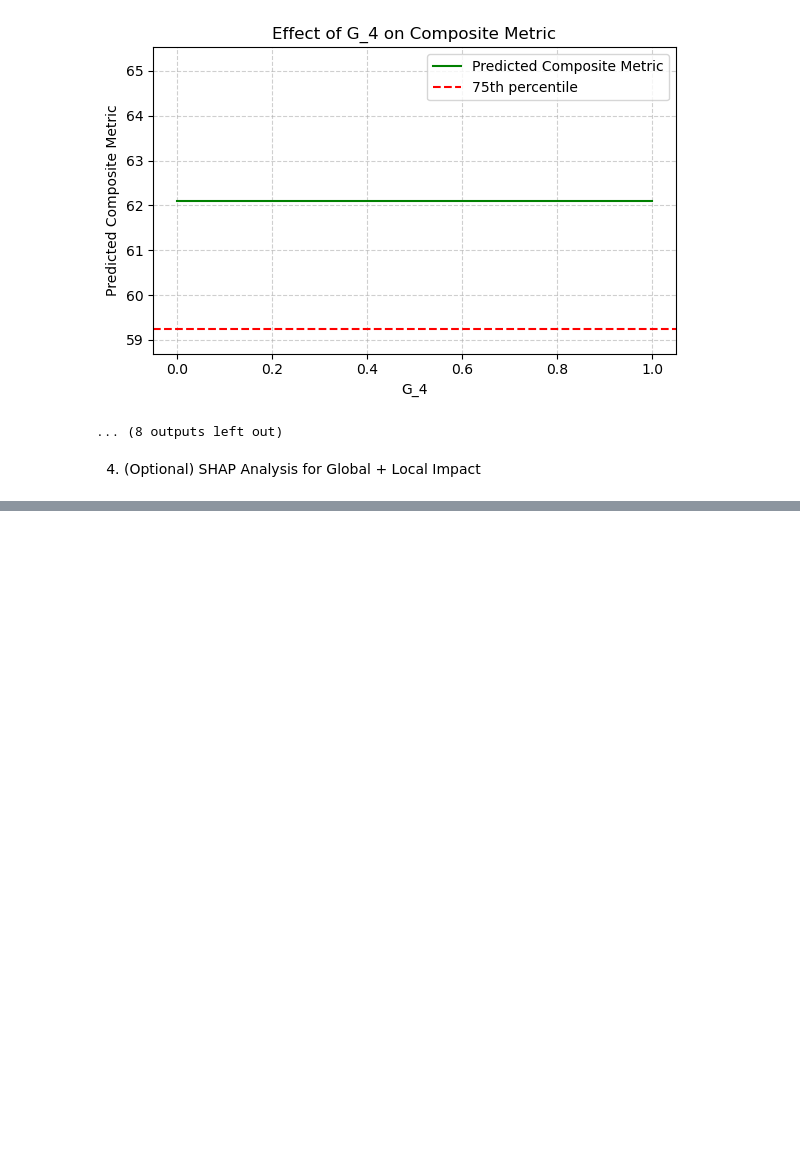
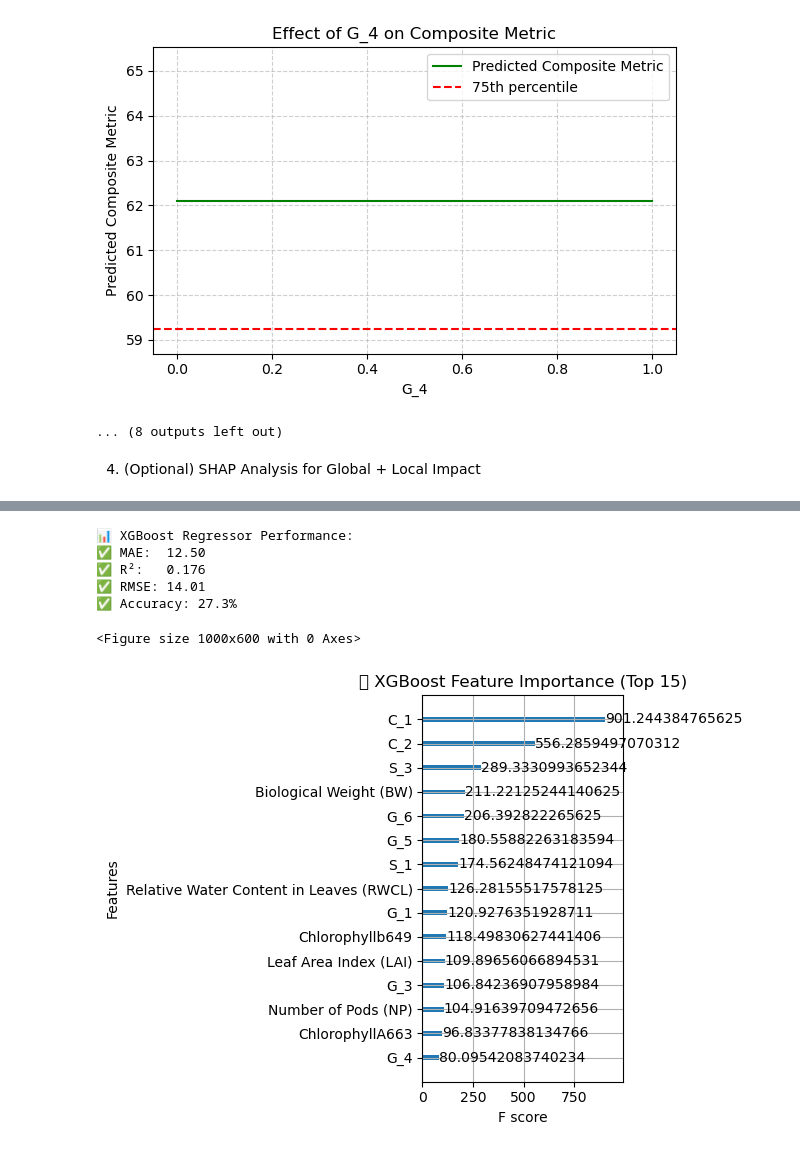
Before and after one commit to SP-2112/Advanced_Soybean_Agricultural_Dataset_Analysis_CS209_TermProject, a Jupyter notebook: Code_Notebooks/Optimal Conditions/10_Best_Parameters.ipynb, the cells around one changed output, grey strips where cells are left out. Cells and saved outputs as stored; diff of their text form; code cells hidden in the pictures; blank space fills up the shorter version.

```diff
--- a/Code_Notebooks/Optimal Conditions/10_Best_Parameters.ipynb
+++ b/Code_Notebooks/Optimal Conditions/10_Best_Parameters.ipynb
@@ -532,0 +719,53 @@ joblib.dump(scaler, "minmax_scaler_wyua_ppe.pkl")
+# %%
+# %%
+# -----------------------------------------------
+# 🚀 XGBoost Regressor for Composite Yield Metric
+# -----------------------------------------------
+from xgboost import XGBRegressor
+from sklearn.metrics import mean_absolute_error, r2_score, mean_squared_error
+import numpy as np
+
+# Reuse X_train, y_train, X_test, y_test from before
+
+xgb_model = XGBRegressor(
+    n_estimators=200,
+    learning_rate=0.05,
+    max_depth=4,
+    subsample=0.8,
+    colsample_bytree=0.8,
+    random_state=42
+)
+
+xgb_model.fit(X_train, y_train)
+xgb_preds = xgb_model.predict(X_test)
+
+# Evaluation
+mae = mean_absolute_error(y_test, xgb_preds)
+r2 = r2_score(y_test, xgb_preds)
+rmse = np.sqrt(mean_squared_error(y_test, xgb_preds))
+
+print("\n📊 XGBoost Regressor Performance:")
+print(f"✅ MAE:  {mae:.2f}")
+print(f"✅ R²:   {r2:.3f}")
+print(f"✅ RMSE: {rmse:.2f}")
+accuracy = np.mean(np.isclose(y_test, xgb_preds, atol=10))
+print(f"✅ Accuracy: {100*accuracy:.1f}%")
+# %% [output]
+📊 XGBoost Regressor Performance:
+✅ MAE:  12.50
+✅ R²:   0.176
+✅ RMSE: 14.01
+✅ Accuracy: 27.3%
+# %%
+# %%
+import matplotlib.pyplot as plt
+from xgboost import plot_importance
+
+plt.figure(figsize=(10, 6))
+plot_importance(xgb_model, max_num_features=15, importance_type="gain")
+plt.title("📌 XGBoost Feature Importance (Top 15)")
+plt.tight_layout()
+plt.show()
+# %% [output]
+<Figure size 1000x600 with 0 Axes>
+[figure, added]
```
Also changed, not shown: parts of 13 cells of this notebook, 9 other files.
